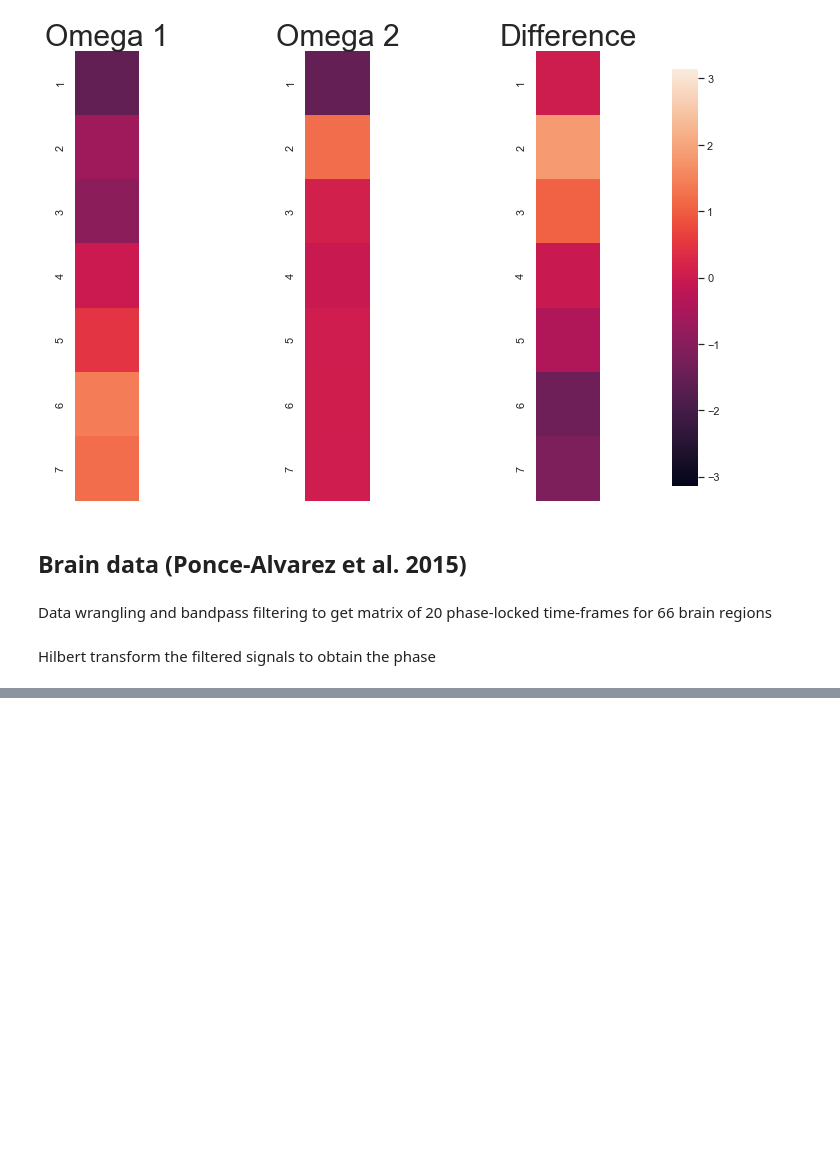
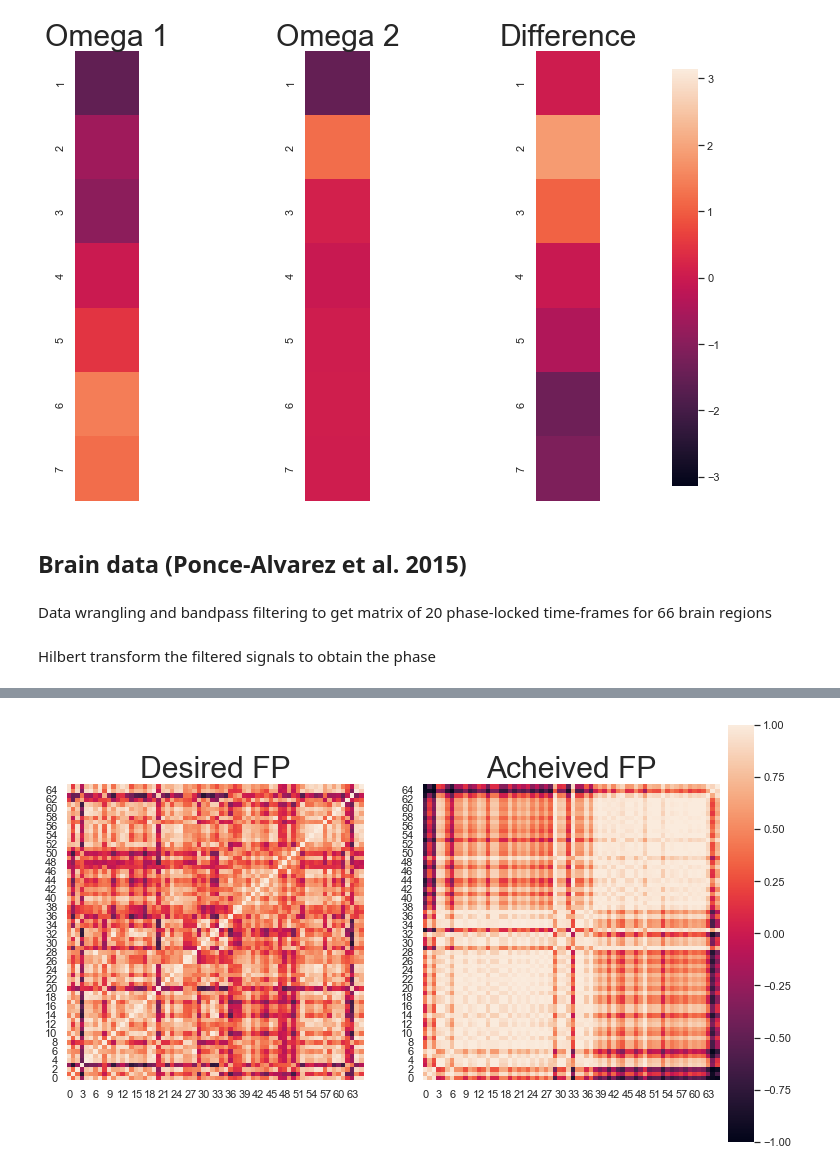
Before and after one commit to rnartallo/kuramotocontrol, a Jupyter notebook: MainNotebook.ipynb, the cells around one changed output, grey strips where cells are left out. Saved outputs shown, nothing was run; the diff lists cells and outputs as text; code cells hidden in the pictures; blank space fills up the shorter version.

```diff
--- a/MainNotebook.ipynb
+++ b/MainNotebook.ipynb
@@ -260,0 +304,18 @@ label66
+# %%
+#Plot the acheived functional pattern to compare to the desired functional pattern
+x_acheived = KFB.CalculatePhaseDiffs(sol[num_points-1,:])
+Rho_acheived = KFB.CalculateCorrelationMatrix(x_acheived)
+sns.set(rc={'figure.figsize':(11.7,8.27)})
+fig, (ax1, ax2) = plt.subplots(1,2)
+ax1.title.set_text('Desired FP')
+ax1.title.set_size(30)
+ax2.title.set_text('Acheived FP')
+ax2.title.set_size(30)
+cbar_ax = fig.add_axes([.91, .15, .03, .7])
+sns.heatmap(Average_Cos_Phase_Difference.T, ax=ax1,square=True,cbar_ax=cbar_ax,vmin=-1,vmax=1)
+sns.heatmap(Rho_acheived.T, ax=ax2,square = True,cbar_ax=cbar_ax,vmin=-1,vmax=1)
+ax1.invert_yaxis()
+ax2.invert_yaxis()
+plt.show()
+# %% [output]
+[figure, added]
```
Also changed, not shown: parts of 19 cells of this notebook, 2 other files.
